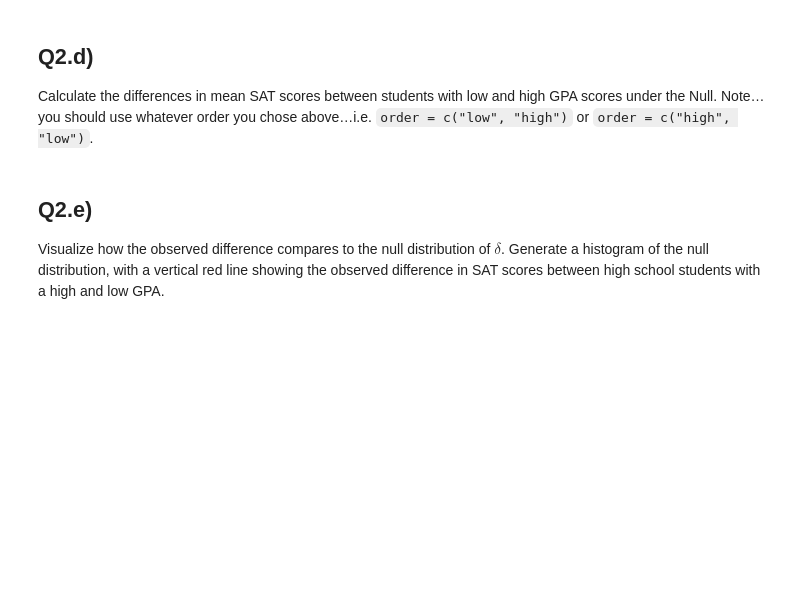
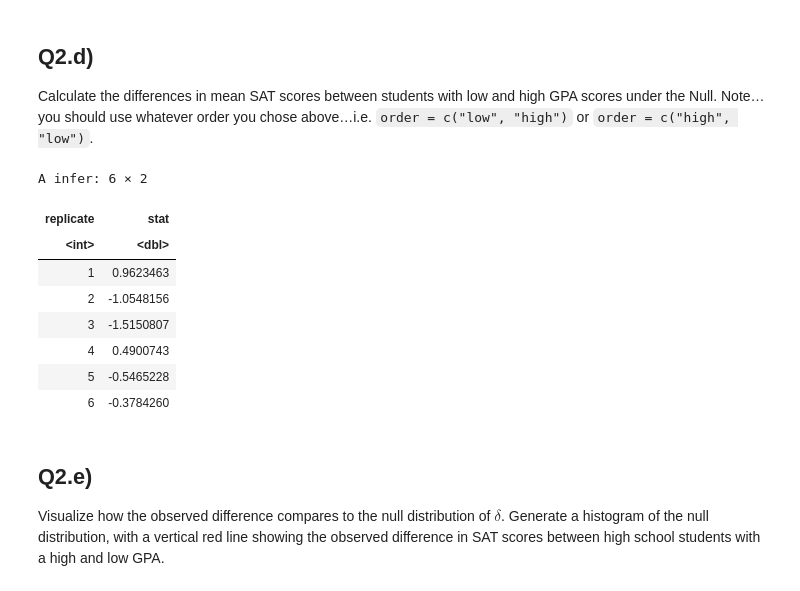
Before and after one commit to evandevine1/a08, a Jupyter notebook: assignment9.ipynb, the cells around one changed output. Cells and saved outputs as stored; diff of their text form; code cells hidden in the pictures; blank space fills up the shorter version.

```diff
--- a/assignment9.ipynb
+++ b/assignment9.ipynb
@@ -309,7 +387,20 @@ you chose above…i.e. `order = c("low", "high")` or
 # %%
 # you finish this code....
 
-# sat_diff_under_null <-
+sat_diff_under_null <- sat_in_null_world %>%
+    calculate(stat = "diff in means", order = c("high", "low"))
+
+sat_diff_under_null |> head()
+# %% [output]
+A infer: 6 × 2
+| replicate | stat |
+| <int> | <dbl> |
+| 1 | 0.9623463 |
+| 2 | -1.0548156 |
+| 3 | -1.5150807 |
+| 4 | 0.4900743 |
+| 5 | -0.5465228 |
+| 6 | -0.3784260 |
 # %% [markdown]
 ## Q2.e)
 
```
Also changed, not shown: parts of 26 cells of this notebook.
